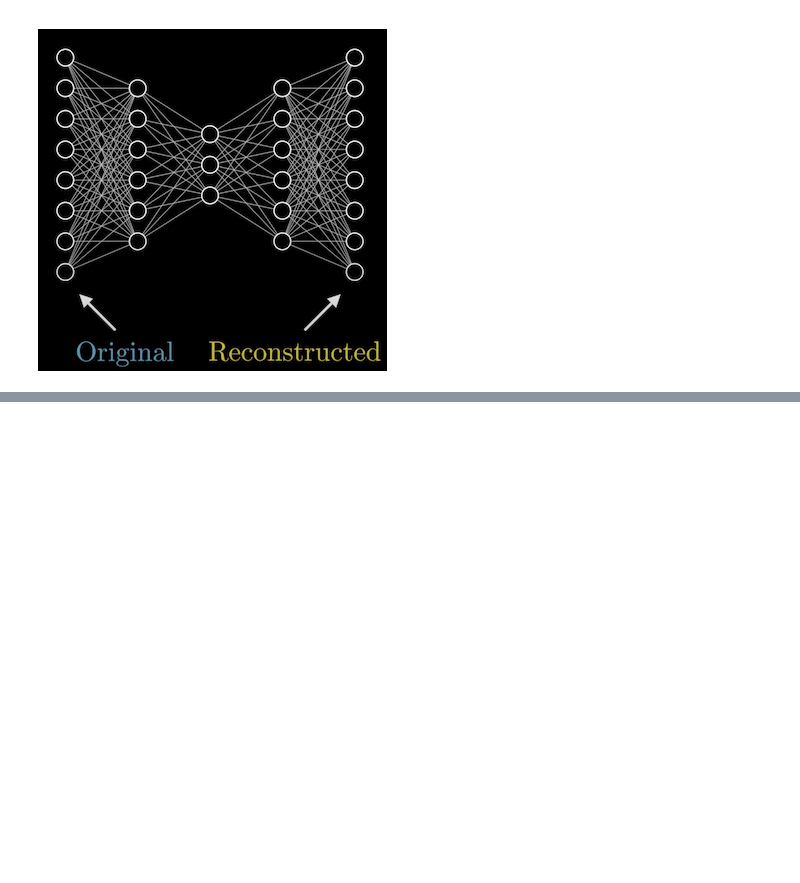
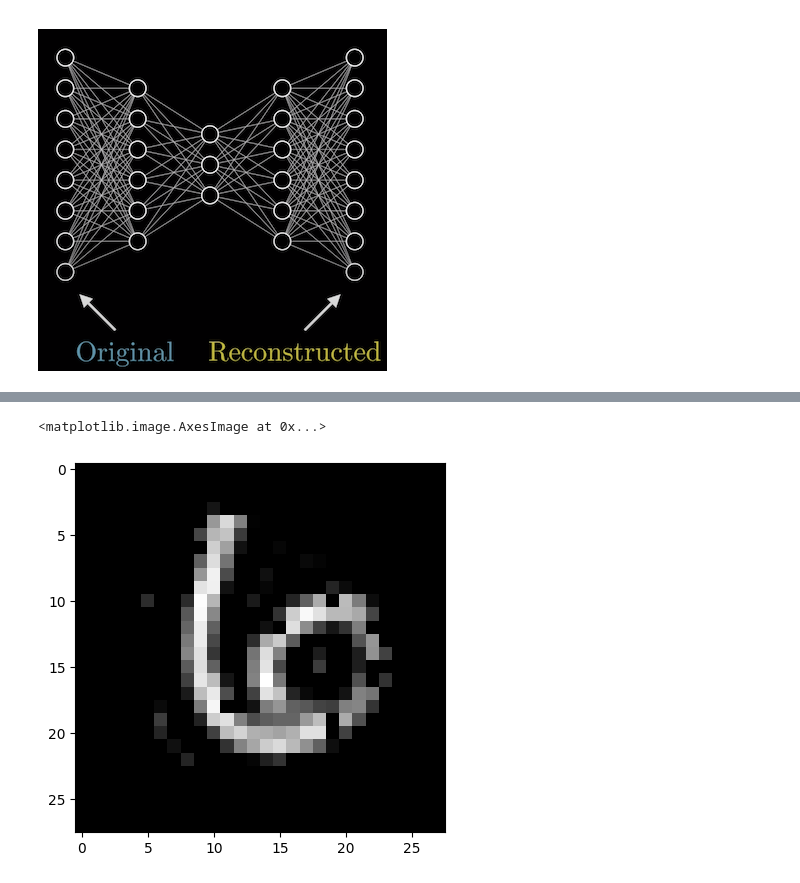
Before and after one commit to bellmake/variational_auto_encoder_impl2_mnist, a Jupyter notebook: vae.ipynb, the cells around one changed output, grey strips where cells are left out. Saved outputs shown, nothing was run; the diff lists cells and outputs as text; code cells hidden in the pictures; blank space fills up the shorter version.

```diff
--- a/vae.ipynb
+++ b/vae.ipynb
@@ -129,0 +258,13 @@ class AutoEncoder(nn.Module):
+# %%
+# Visualizing test images
+image_idx = 100
+
+image = test_dataset[image_idx].cuda()
+x_hat = model(image)
+x_hat = x_hat.detach().cpu().numpy().reshape((28,28))
+x_hat = np.around(x_hat)
+
+plt.imshow(x_hat, cmap='gray')
+# %% [output]
+<matplotlib.image.AxesImage at 0x...>
+[figure, added]
```
Also changed, not shown: parts of 17 cells of this notebook.
